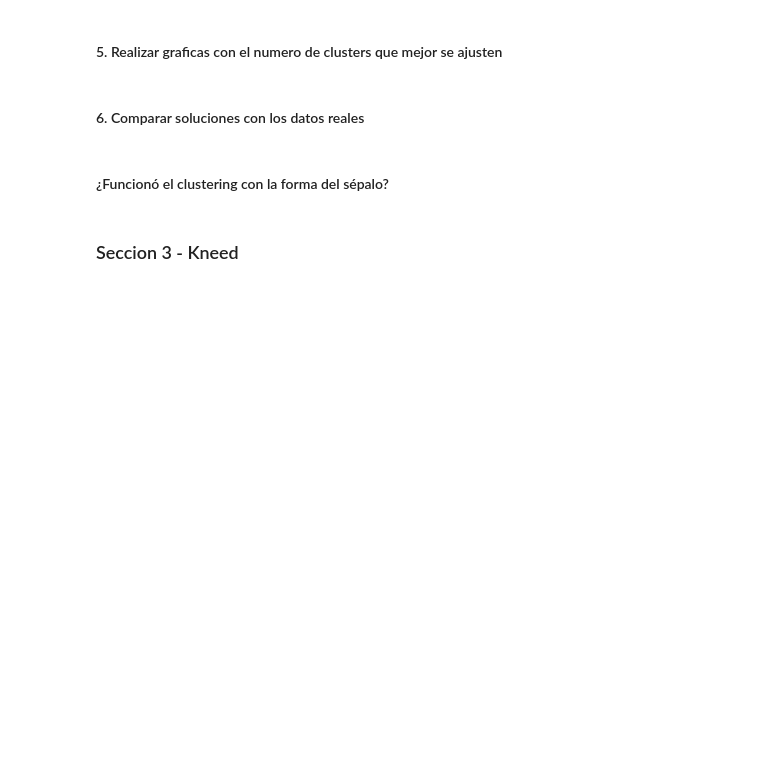
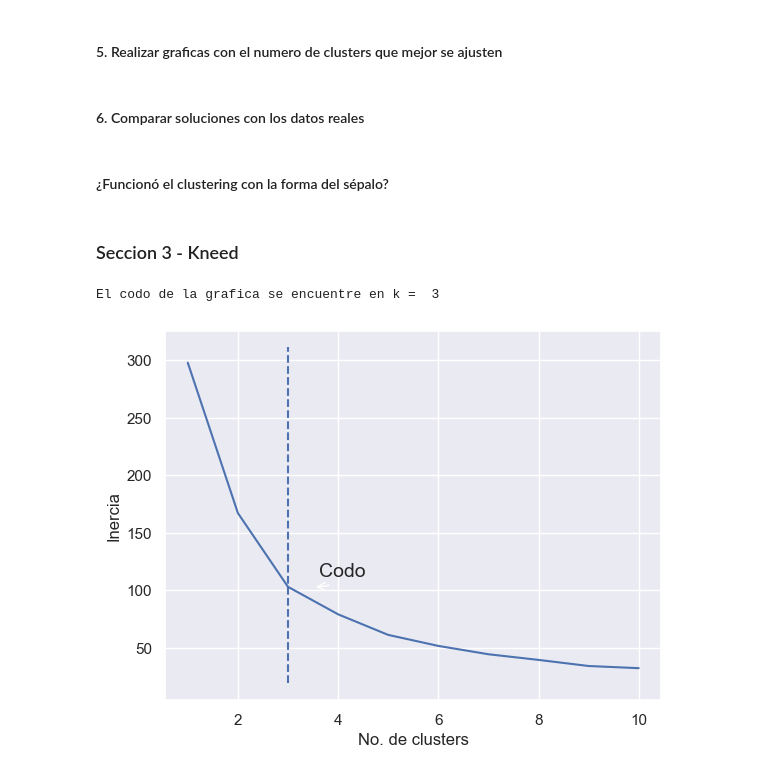
Before and after one commit to jwlh00/Data-Mining, a Jupyter notebook: Lab4/main.ipynb, the cells around one changed output. Saved outputs shown, nothing was run; the diff lists cells and outputs as text; code cells hidden in the pictures; blank space fills up the shorter version.

Commit message:
Uso de kneed en la seccion 3

```diff
--- a/Lab4/main.ipynb
+++ b/Lab4/main.ipynb
@@ -345,3 +348,33 @@ Este analisis y comparacion con los resultados reales nos deja observar que la p
 #### ¿Funcionó el clustering con la forma del sépalo?
 # %% [markdown]
 ### Seccion 3 - Kneed
+# %%
+data = pd.read_csv('iris.csv')
+data_con_respuestas = pd.read_csv('iris-con-respuestas.csv')
+# %%
+data = (data - data.mean()) / data.std() # Estandarizacion de los datos
+x = data.filter(['sepal_length','sepal_width'])
+# %%
+from kneed import KneeLocator
+
+# Metodo del codo
+inertia = []
+for k in range(1,11): # De 1 a 10
+    kmeans = KMeans(n_init = 'auto', n_clusters=k, random_state=0)
+    kmeans.fit(x)
+    inertia.append(kmeans.inertia_)
+
+# Calculo del codo
+kl = KneeLocator(range(1,11), inertia, curve='convex', direction='decreasing')
+print("El codo de la grafica se encuentre en k = ", kl.elbow)
+
+# Grafico de inercia segun el numero de clusters con el codo
+plt.plot(range(1,11), inertia)
+plt.xlabel('No. de clusters')
+plt.ylabel('Inercia')
+plt.vlines(kl.elbow, plt.ylim()[0], plt.ylim()[1], linestyles='dashed')
+plt.annotate('Codo', xy=(kl.elbow+0.5, inertia[kl.elbow-1]), xytext=(4,7), textcoords='offset points', fontsize=14, arrowprops=dict(arrowstyle='->', connectionstyle='angle3'))
+plt.show()
+# %% [output]
+El codo de la grafica se encuentre en k =  3
+[figure, added]
```
Also changed, not shown: parts of 5 cells of this notebook.
